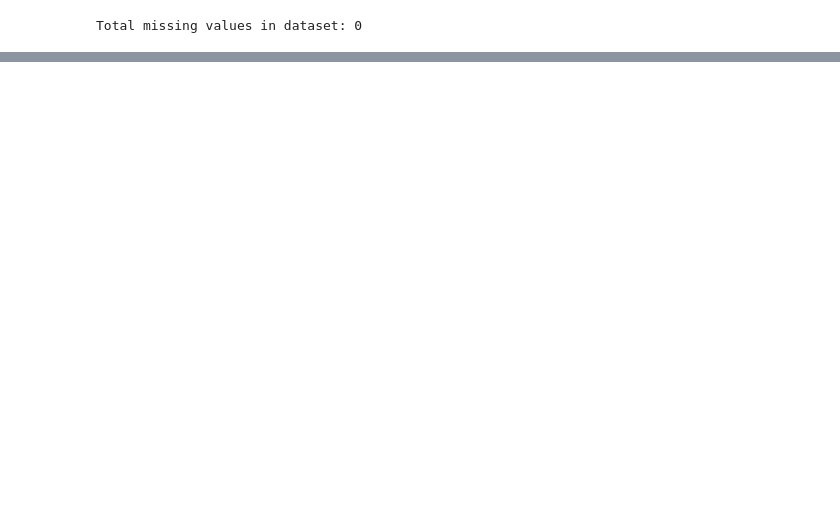
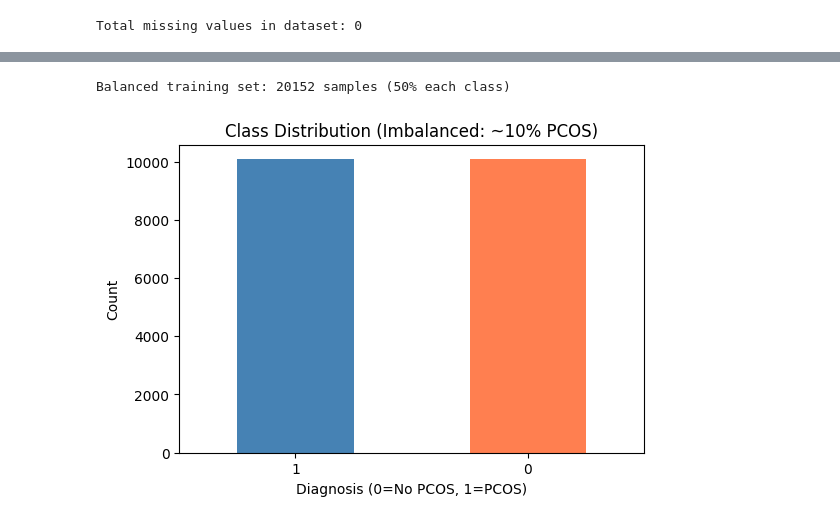
Before and after one commit to marfakozeletsUvA/sem3_projects, a Jupyter notebook: summative4/sem3_topic4_logreg_summative.ipynb, the cells around one changed output, grey strips where cells are left out. Saved outputs shown, nothing was run; the diff lists cells and outputs as text; code cells hidden in the pictures; blank space fills up the shorter version.

```diff
--- a/summative4/sem3_topic4_logreg_summative.ipynb
+++ b/summative4/sem3_topic4_logreg_summative.ipynb
@@ -1377,0 +172,28 @@ GENERALISATION ERROR ASSESSMENT:
+# %%
+# Undersample majority class to balance the training data
+# Count samples in each class
+pcos_count = y_train.sum()  # number of PCOS cases (minority)
+no_pcos_count = len(y_train) - pcos_count  # number of No PCOS cases (majority)
+
+print(f"Before undersampling:")
+print(f"  No PCOS: {no_pcos_count}")
+print(f"  PCOS: {pcos_count}")
+
+# Get indices of each class
+pcos_indices = y_train[y_train == 1].index
+no_pcos_indices = y_train[y_train == 0].index
+
+# Randomly sample from majority class to match minority class size
+np.random.seed(42)
+no_pcos_undersampled = np.random.choice(no_pcos_indices, size=pcos_count, replace=False)
+
+# Combine indices
+balanced_indices = np.concatenate([pcos_indices, no_pcos_undersampled])
+
+# Create balanced training set
+X_train_balanced = X_train.loc[balanced_indices]
+y_train_balanced = y_train.loc[balanced_indices]
+
+print(f"\nAfter undersampling:")
+print(f"  No PCOS: {(y_train_balanced == 0).sum()}")
+print(f"  PCOS: {(y_train_balanced == 1).sum()}")
@@ -1377,0 +208,18 @@ GENERALISATION ERROR ASSESSMENT:
+# %%
+# Create combined training dataframe for statsmodels (using balanced data)
+train_data = pd.concat([X_train_balanced, y_train_balanced], axis=1)
+
+print(f"Balanced training set: {len(train_data)} samples (50% each class)")
+# %% [output]
+Balanced training set: 20152 samples (50% each class)
+# %%
+# Class distribution
+plt.figure(figsize=(6, 4))
+train_data['Diagnosis'].value_counts().plot(kind='bar', color=['steelblue', 'coral'])
+plt.title('Class Distribution (Imbalanced: ~10% PCOS)')
+plt.xlabel('Diagnosis (0=No PCOS, 1=PCOS)')
+plt.ylabel('Count')
+plt.xticks(rotation=0)
+plt.show()
+# %% [output]
+[figure, added]
```
Also changed, not shown: parts of 109 cells of this notebook, 4 other files.
